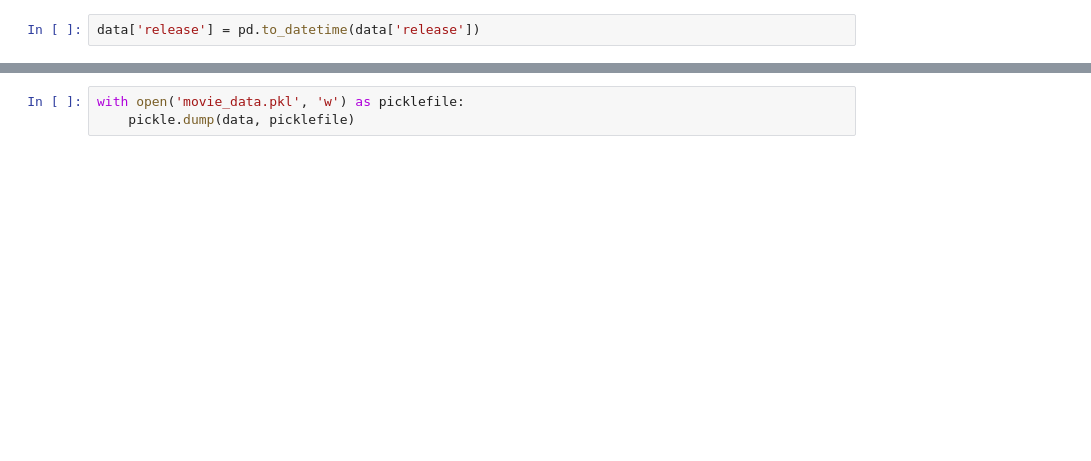
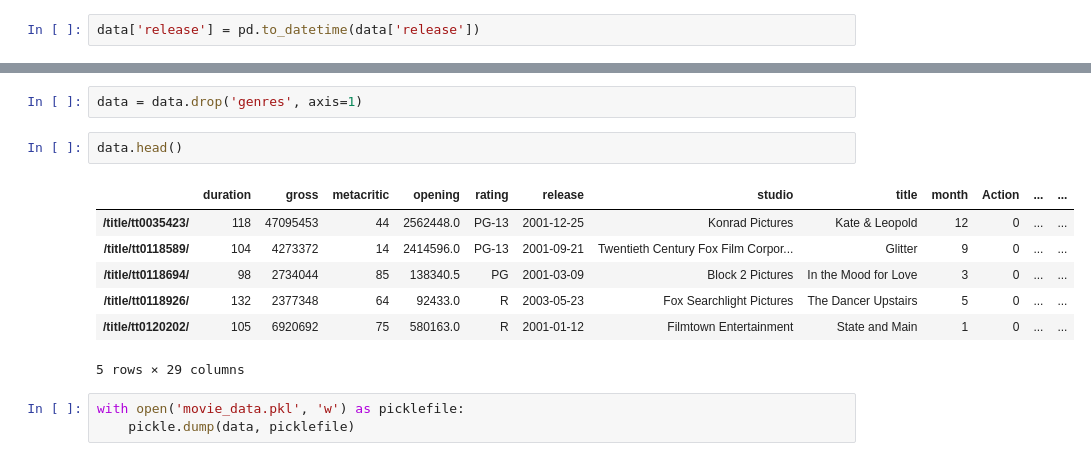
Before and after one commit to emschuch/MTA_Turnstile_Data, a Jupyter notebook: 02_luther/data_cleaning.ipynb, the cells around one changed output, grey strips where cells are left out. Saved outputs shown, nothing was run; the diff lists cells and outputs as text; blank space fills up the shorter version.

```diff
--- a/02_luther/data_cleaning.ipynb
+++ b/02_luther/data_cleaning.ipynb
@@ -176,3 +332,15 @@ len(data)
+# %%
+data = data.drop('genres', axis=1)
+# %%
+data.head()
+# %% [output]
+|  | duration | gross | metacritic | opening | rating | release | studio | title | month | Action | ... | ... |
+| /title/tt0035423/ | 118 | 47095453 | 44 | 2562448.0 | PG-13 | 2001-12-25 | Konrad Pictures | Kate & Leopold | 12 | 0 | ... | ... |
+| /title/tt0118589/ | 104 | 4273372 | 14 | 2414596.0 | PG-13 | 2001-09-21 | Twentieth Century Fox Film Corpor... | Glitter | 9 | 0 | ... | ... |
+| /title/tt0118694/ | 98 | 2734044 | 85 | 138340.5 | PG | 2001-03-09 | Block 2 Pictures | In the Mood for Love | 3 | 0 | ... | ... |
+| /title/tt0118926/ | 132 | 2377348 | 64 | 92433.0 | R | 2003-05-23 | Fox Searchlight Pictures | The Dancer Upstairs | 5 | 0 | ... | ... |
+| /title/tt0120202/ | 105 | 6920692 | 75 | 580163.0 | R | 2001-01-12 | Filmtown Entertainment | State and Main | 1 | 0 | ... | ... |
+5 rows × 29 columns
 # %%
 with open('movie_data.pkl', 'w') as picklefile:
     pickle.dump(data, picklefile)
```
Also changed, not shown: parts of 42 cells of this notebook, 4 other files.
